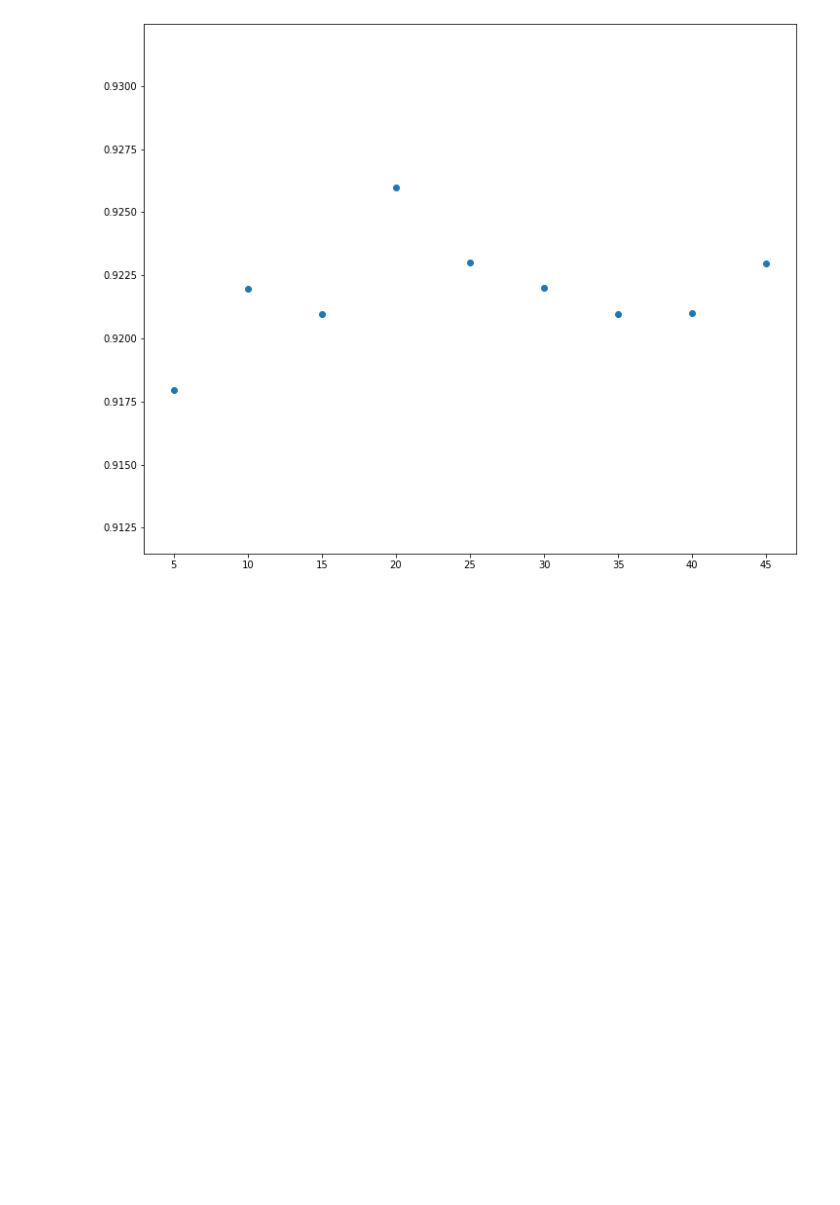
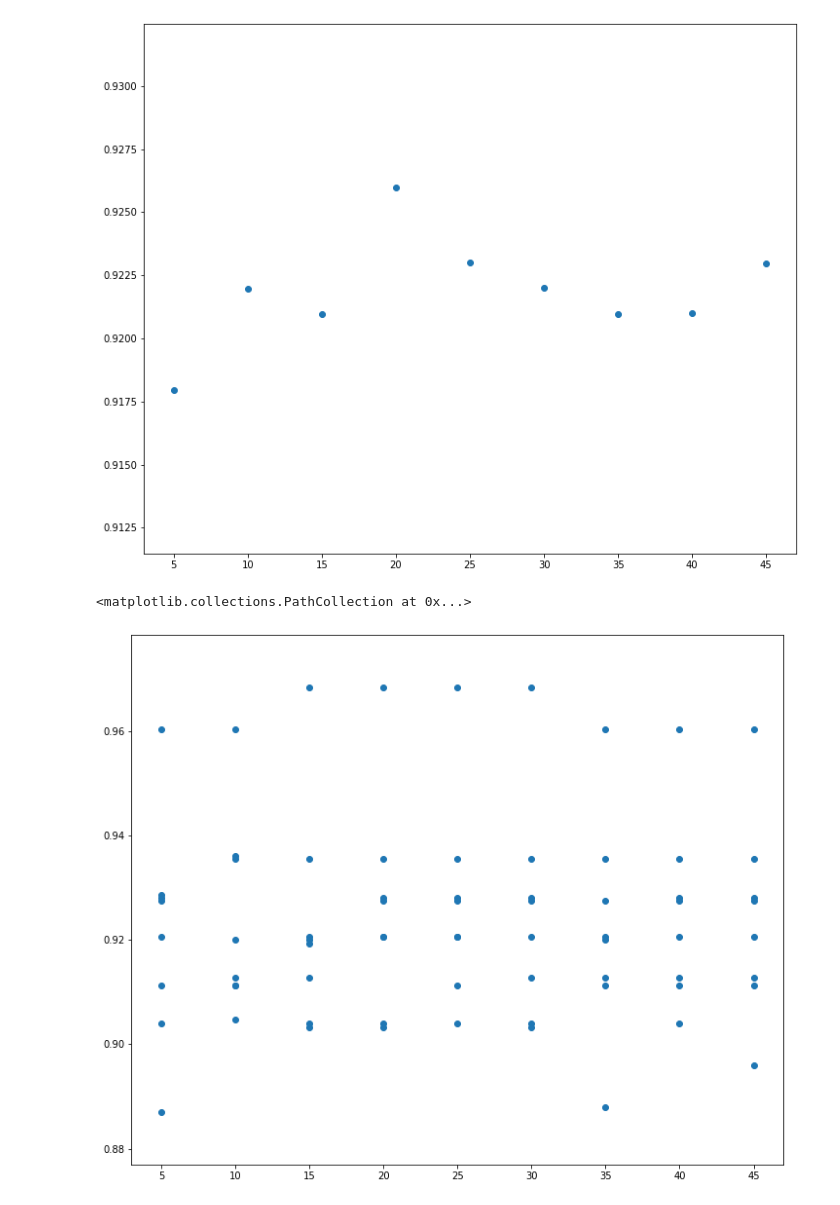
Before and after one commit to dhesse/IN-STK5000-Notebooks-Autumn-19, a Jupyter notebook: Lecture 01c - Sklearn.ipynb, the cells around one changed output. Saved outputs shown, nothing was run; the diff lists cells and outputs as text; code cells hidden in the pictures; blank space fills up the shorter version.

```diff
--- a/Lecture 01c - Sklearn.ipynb
+++ b/Lecture 01c - Sklearn.ipynb
@@ -61,3 +61,10 @@ plt.scatter(ks, scores)
 # %% [output]
 <matplotlib.collections.PathCollection at 0x...>
 [figure]
+# %%
+full_scores = [cross_val_score(KNeighborsClassifier(n_neighbors=k), X, y, cv=8) for k in ks]
+# %%
+plt.scatter([[k]*8 for k in ks], full_scores)
+# %% [output]
+<matplotlib.collections.PathCollection at 0x...>
+[figure, added]
```
Also changed, not shown: parts of 2 cells of this notebook, 1 other file.
